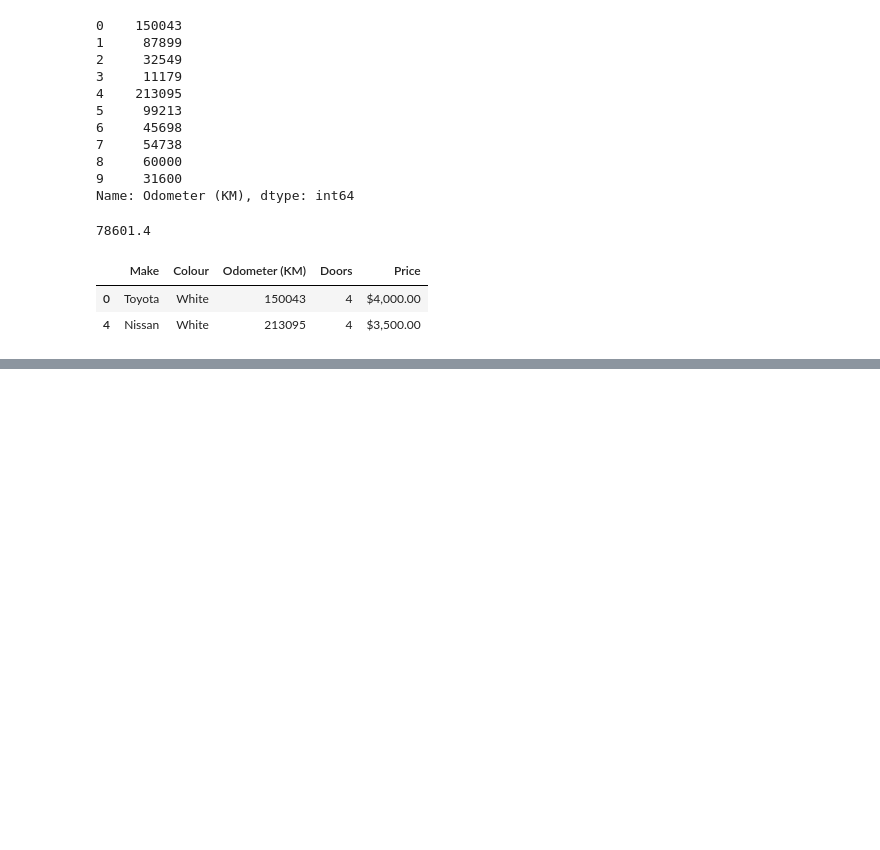
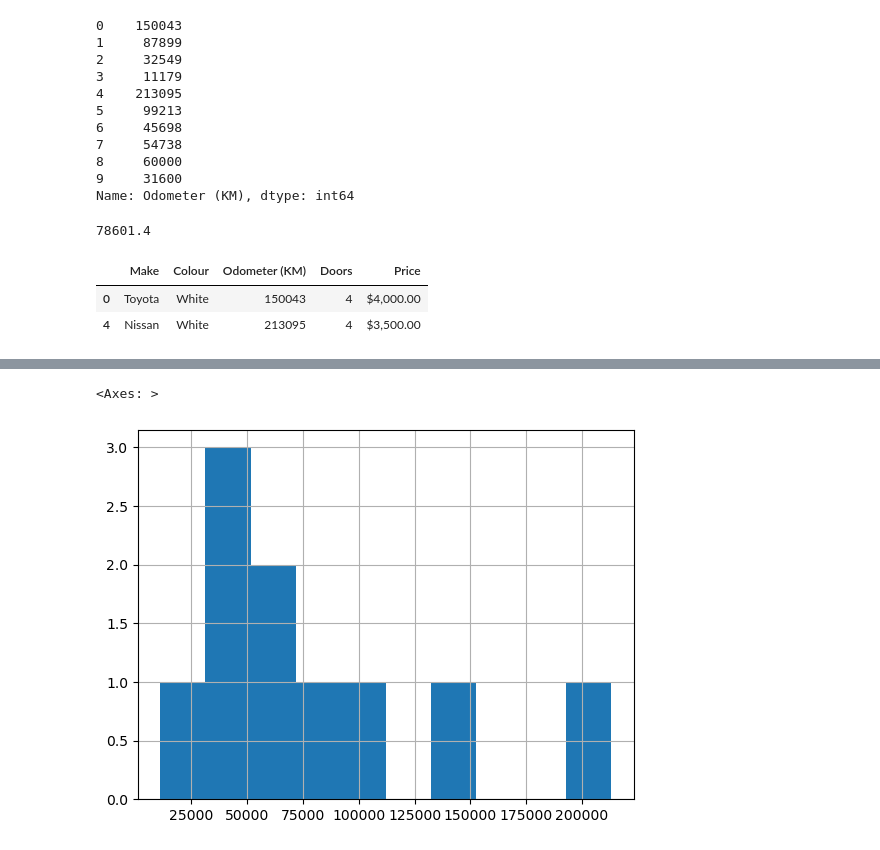
Before and after one commit to khadyo/ML, a Jupyter notebook: Introduction-to-pandas.ipynb, the cells around one changed output, grey strips where cells are left out. Saved outputs shown, nothing was run; the diff lists cells and outputs as text; code cells hidden in the pictures; blank space fills up the shorter version.

```diff
--- a/Introduction-to-pandas.ipynb
+++ b/Introduction-to-pandas.ipynb
@@ -196,0 +228,6 @@ data[data["Odometer (KM)"]>100000]
+# %%
+# Create a histogram of the Odometer column using hist()
+Odometer.hist()
+# %% [output]
+<Axes: >
+[figure, added]
```
Also changed, not shown: parts of 11 cells of this notebook.
